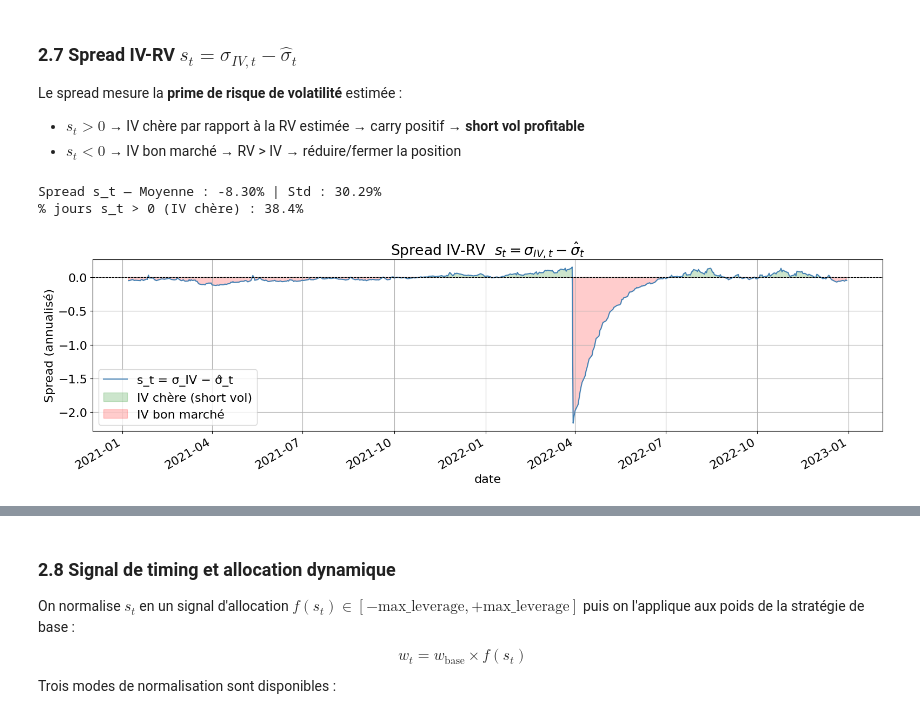
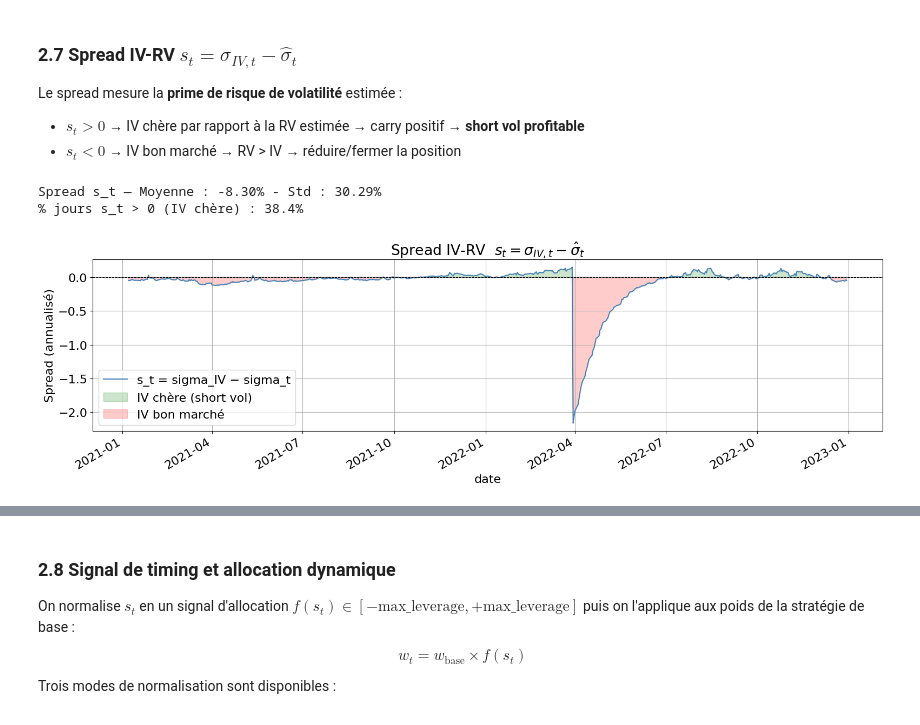
Before and after one commit to nathanli11/Realized-Volatility-Timing, a Jupyter notebook: notebooks/realized_vol_timing.ipynb, the cells around one changed output, grey strips where cells are left out. Cells and saved outputs as stored; diff of their text form; code cells hidden in the pictures.

```diff
--- a/notebooks/realized_vol_timing.ipynb
+++ b/notebooks/realized_vol_timing.ipynb
@@ -898,26 +994,26 @@ Le spread mesure la **prime de risque de volatilité** estimée :
 # %%
 # Spread IV-RV : s_t = σ_IV,t − σ̂_t
 # s_t > 0 : le marché price plus de vol que le modèle n'en estime → carry positif
 # s_t < 0 : le modèle estime plus de vol que le marché → signal de réduction d'exposition
 spread = ukf_model.implied_realized_spread(sigma_iv)
 
-print(f"Spread s_t — Moyenne : {spread.mean():.2%} | Std : {spread.std():.2%}")
+print(f"Spread s_t — Moyenne : {spread.mean():.2%} - Std : {spread.std():.2%}")
 print(f"% jours s_t > 0 (IV chère) : {(spread > 0).mean():.1%}")
 
 fig, ax = plt.subplots(figsize=(16, 5))
-spread.plot(ax=ax, label="s_t = σ_IV − σ̂_t", color="steelblue", grid=True)
+spread.plot(ax=ax, label="s_t = sigma_IV − sigma_t", color="steelblue", grid=True)
 ax.axhline(0, color="black", linewidth=0.8, linestyle="--")
 ax.fill_between(spread.index, spread, 0,
                 where=(spread > 0), alpha=0.2, color="green",  label="IV chère (short vol)")
 ax.fill_between(spread.index, spread, 0,
                 where=(spread < 0), alpha=0.2, color="red",    label="IV bon marché")
 ax.set_title("Spread IV-RV  $s_t = \sigma_{IV,t} - \hat{\sigma}_t$")
 ax.set_ylabel("Spread (annualisé)")
 ax.legend()
 plt.tight_layout()
 plt.show()
 # %% [output]
-Spread s_t — Moyenne : -8.30% | Std : 30.29%
+Spread s_t — Moyenne : -8.30% - Std : 30.29%
 % jours s_t > 0 (IV chère) : 38.4%
-[figure, old version]
+[figure, new version]
 # %% [markdown]
```
Also changed, not shown: parts of 67 cells of this notebook, 5 other files.
